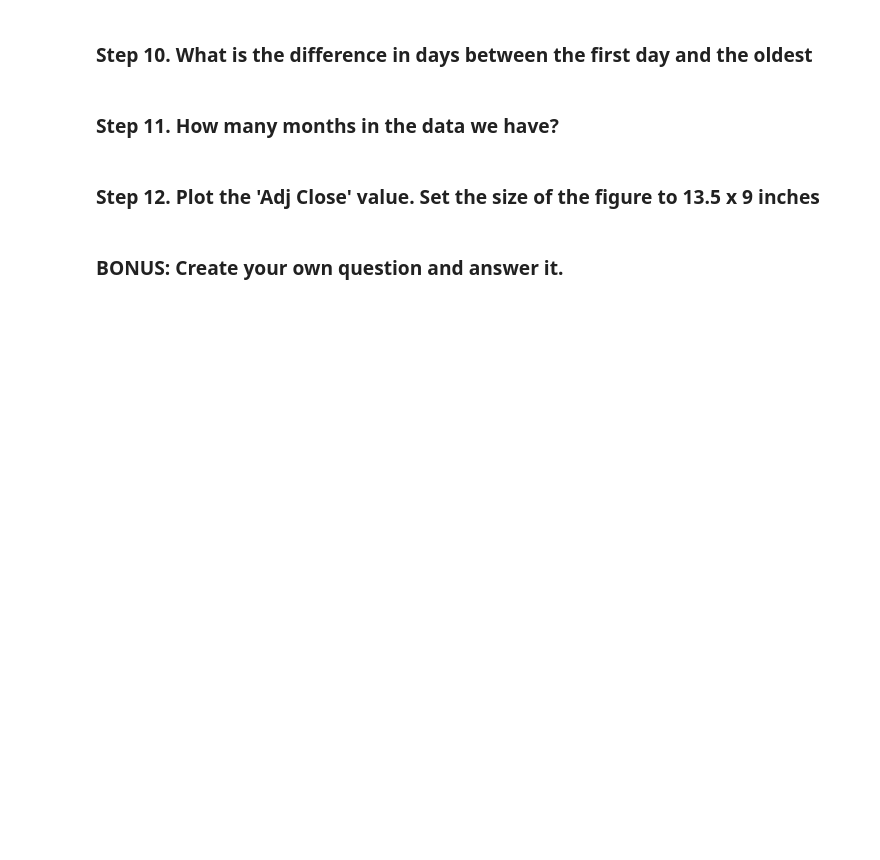
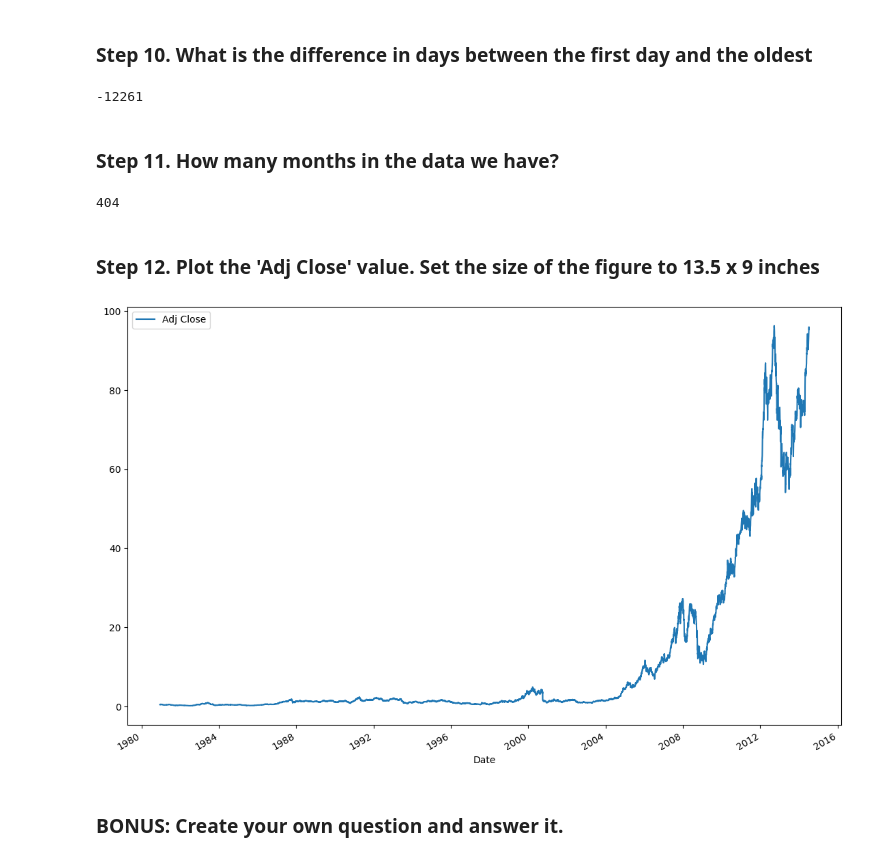
Before and after one commit to shalev-habany/pandas_exercises, a Jupyter notebook: 09_Time_Series/Apple_Stock/Exercises.ipynb, the cells around one changed output. Cells and saved outputs as stored; diff of their text form; code cells hidden in the pictures; blank space fills up the shorter version.

```diff
--- a/09_Time_Series/Apple_Stock/Exercises.ipynb
+++ b/09_Time_Series/Apple_Stock/Exercises.ipynb
@@ -87,8 +97,25 @@ ticks.sort_index(ascending=True).head()
 # %% [markdown]
 ### Step 10.  What is the difference in days between the first day and the oldest
+# %%
+first_day = ticks.index[0]
+last_day = ticks.index[-1]
+diff = last_day - first_day
+diff.days
+# %% [output]
+-12261
 # %% [markdown]
 ### Step 11.  How many months in the data we have?
+# %%
+len(ticks.resample('BM').asfreq())
+# %% [output]
+404
 # %% [markdown]
 ### Step 12. Plot the 'Adj Close' value. Set the size of the figure to 13.5 x 9 inches
+# %%
+fig_obj = ticks.plot(y='Adj Close')
+fig = fig_obj.get_figure()
+fig.set_size_inches(13.5, 9)
+# %% [output]
+[figure, added]
 # %% [markdown]
 ### BONUS: Create your own question and answer it.
```
Also changed, not shown: parts of 1 cell of this notebook.
